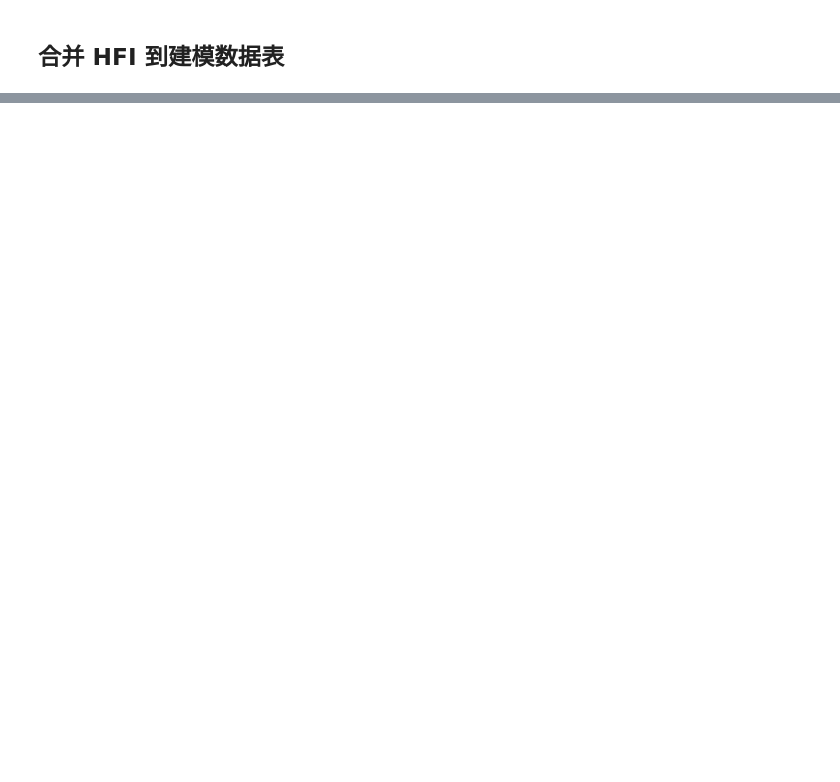
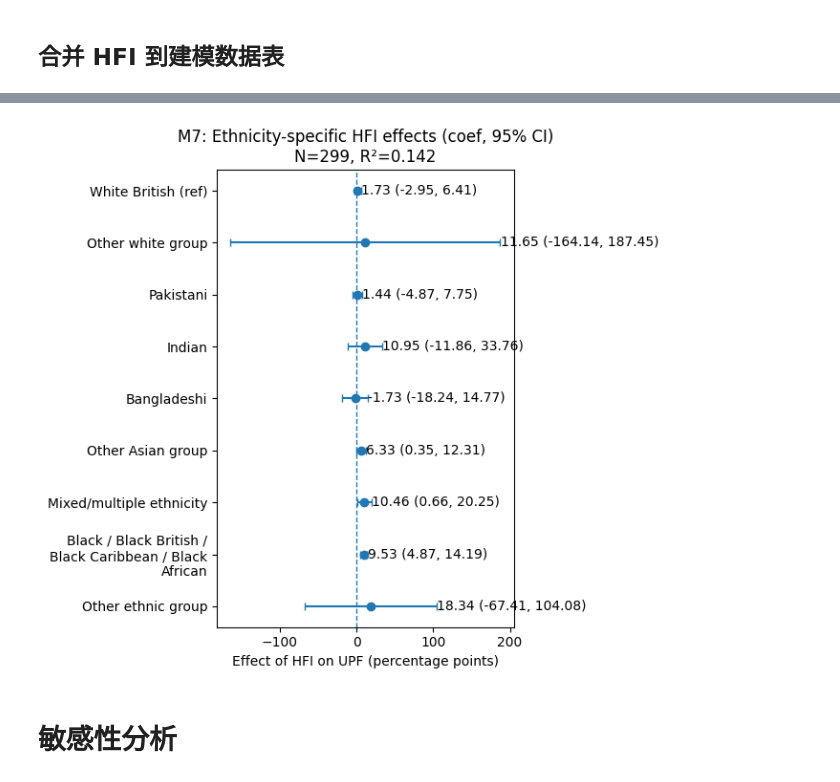
Before and after one commit to NINGTANG1124/UPF-HFI, a Jupyter notebook: notebooks/modeling.ipynb, the cells around one changed output, grey strips where cells are left out. Drawn from its saved outputs; the diff is of its cells as text; code cells hidden in the pictures; blank space fills up the shorter version.

```diff
--- a/notebooks/modeling.ipynb
+++ b/notebooks/modeling.ipynb
@@ -809,0 +222,14 @@ top_table
+# %%
+rows=[]
+for k in ["M1","M2","M3","M4","M5","M6"]:
+    m = res[k]
+    b  = m.params["HFI_binary"]
+    lo, hi = m.conf_int().loc["HFI_binary"]
+    p  = m.pvalues["HFI_binary"]
+    rows.append([k, b, lo, hi, p, int(m.nobs), m.rsquared])
+
+main_tbl = (pd.DataFrame(rows, columns=["Model","HFI_coef_pp","CI_low","CI_high","p","N","R2"])
+              .round({"HFI_coef_pp":2,"CI_low":2,"CI_high":2,"p":4,"R2":3}))
+print(main_tbl)
+
+main_tbl.to_excel("out_main_M1_M6.xlsx", index=False)
@@ -809,0 +408,33 @@ top_table
+# %%
+# ===== Forest: M7 ethnicity-specific effects =====
+import textwrap, numpy as np, matplotlib.pyplot as plt
+
+ef = effects_df.copy()
+# 让参考组在最下方更易对比（也可反过来）
+order = list(ef.index)  # 保持现有顺序；如需自定义可改这里
+ef = ef.loc[order]
+
+def wrap(s, width=28):
+    return "\n".join(textwrap.wrap(str(s), width=width))
+
+ef["eth_group_wrapped"] = ef["eth_group"].apply(lambda x: wrap(x, 28))
+
+fig, ax = plt.subplots(figsize=(6.6, 0.55*len(ef)+1))
+y = np.arange(len(ef))[::-1]
+ax.errorbar(ef["effect"], y,
+            xerr=[ef["effect"]-ef["lo"], ef["hi"]-ef["effect"]],
+            fmt='o', capsize=3)
+ax.axvline(0, ls='--', lw=1)
+ax.set_yticks(y); ax.set_yticklabels(ef["eth_group_wrapped"])
+ax.set_xlabel("Effect of HFI on UPF (percentage points)")
+ax.set_title(f"M7: Ethnicity-specific HFI effects (coef, 95% CI)\nN={int(m7.nobs)}, R²={m7.rsquared:.3f}")
+# 数值标注
+for i in range(len(ef)):
+    ax.text(ef["hi"].iloc[i] + 0.15, y[i],
+            f"{ef['effect'].iloc[i]:.2f} ({ef['lo'].iloc[i]:.2f}, {ef['hi'].iloc[i]:.2f})",
+            va='center')
+plt.tight_layout(); plt.show()
+# %% [output]
+[figure, added]
+# %% [markdown]
+# 敏感性分析
```
Also changed, not shown: parts of 65 cells of this notebook.
